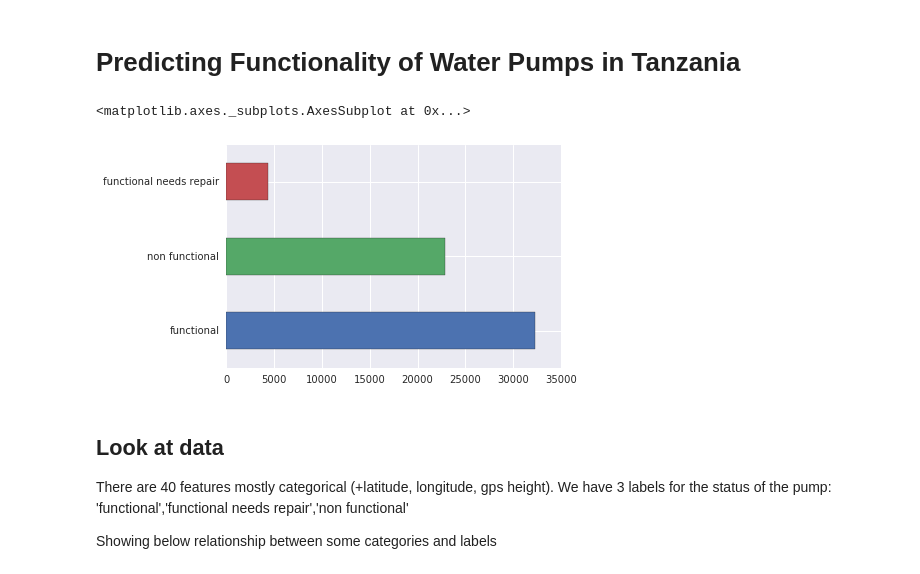
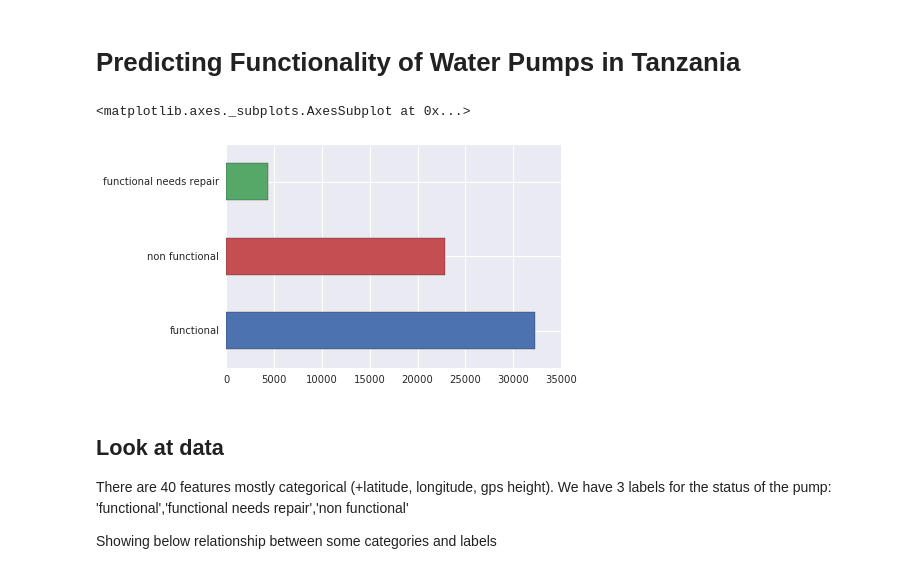
Before and after one commit to mattiaf/DataDriven_Pumps, a Jupyter notebook: pumps.ipynb, the cells around one changed output. Cells and saved outputs as stored; diff of their text form; code cells hidden in the pictures.

```diff
--- a/pumps.ipynb
+++ b/pumps.ipynb
@@ -3,31 +3,31 @@
 # %%
 import numpy as np
 import pandas as pd
 from sklearn import datasets
 from sklearn import metrics
 from sklearn.linear_model import LogisticRegression
 from sklearn.svm import SVC
 import random
 from sklearn.tree import DecisionTreeClassifier
 from sklearn.ensemble import RandomForestClassifier
 from sklearn.ensemble import ExtraTreesClassifier
 from sklearn import preprocessing
 from sklearn.cross_validation import train_test_split
 import scipy
 import matplotlib.pyplot as plt
 import seaborn as sns
 %matplotlib inline
 
 
 df_orig=pd.read_csv('Training_set_values.csv',parse_dates=True)
 df_labels=pd.read_csv('Training_set_labels.csv')
 df_topredict=pd.read_csv('Test_set_values.csv',parse_dates=True)
 df_orig.head()
-
-df_labels.status_group.value_counts().plot(kind='barh', colors=sns.color_palette())
+palette=[sns.color_palette()[0],sns.color_palette()[2],sns.color_palette()[1]]
+df_labels.status_group.value_counts().plot(kind='barh', colors=palette)
 # %% [output]
 <matplotlib.axes._subplots.AxesSubplot at 0x...>
-[figure, old version]
+[figure, new version]
 # %% [markdown]
 ## Look at data
 
```
Also changed, not shown: parts of 1 cell of this notebook.
